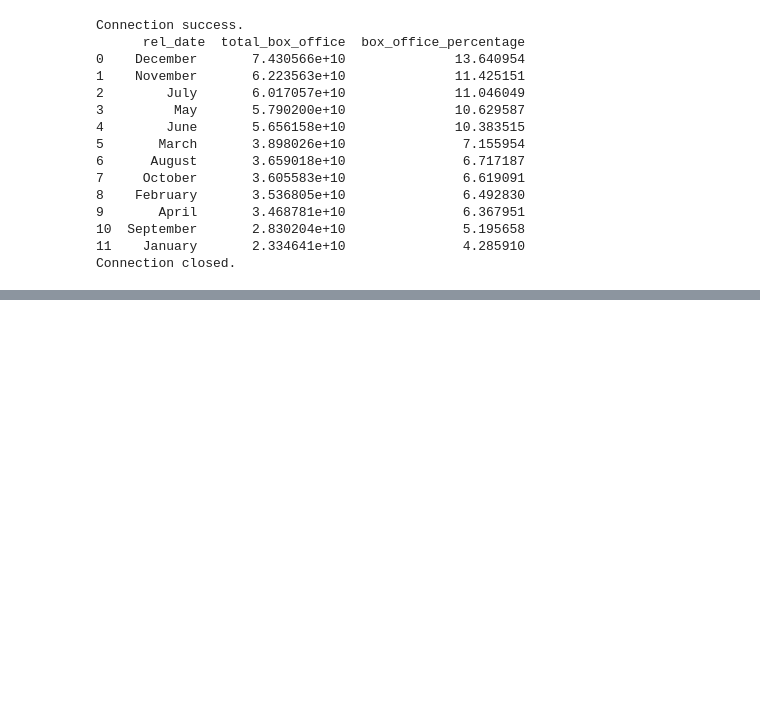
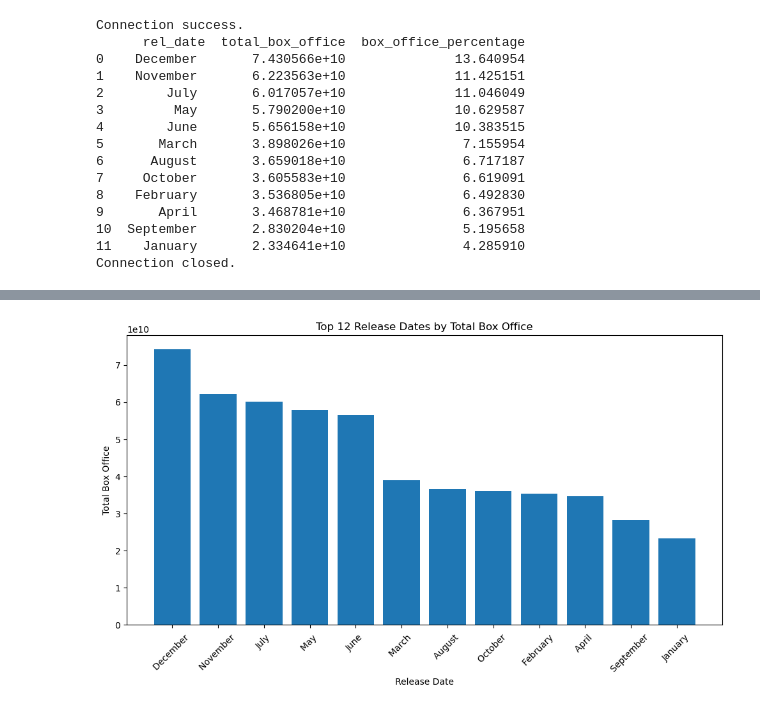
Before and after one commit to alvaarro/DatabaseManagement, a Jupyter notebook: New Python Database Management Script.ipynb, the cells around one changed output, grey strips where cells are left out. Cells and saved outputs as stored; diff of their text form; code cells hidden in the pictures; blank space fills up the shorter version.

Commit message:
release date + worldwide box office

```diff
--- a/New Python Database Management Script.ipynb
+++ b/New Python Database Management Script.ipynb
@@ -1164,40 +1164,72 @@ Connection success.
 11    January       2.334641e+10               4.285910
 Connection closed.
 # %%
+# Lea - relase data + worldwide box office
+
 import psycopg2
 import pandas as pd
+import matplotlib.pyplot as plt
 
-# Query to select the total box office per release date (month)
+# Function to connect to the database
+def connectDB():
+    try:
+        conn = psycopg2.connect(
+            dbname="DBmovies",
+            user="postgres",
+            password="alex2000",
+            host="localhost",
+            port="5433"
+        )
+        print("Connection success.")
+        return conn
+    except psycopg2.Error as e:
+        print("Error connecting to the database:", e)
+        return None
+
+# Function to retrieve data from the database
 def getsuccrel(conn):
-    dfRel = pd.read_sql("""SELECT rel_date, SUM(worldwide_box_office) AS SUM_worldwide_box_office
-                            FROM movies
-                            GROUP BY rel_date
-                            ORDER BY SUM_worldwide_box_office DESC LIMIT(12)""", conn)
-    return dfRel
+    if conn is not None:
+        try:
+            dfRel = pd.read_sql("""
+                SELECT rel_date, SUM(worldwide_box_office) AS SUM_worldwide_box_office
+                FROM movies
+                GROUP BY rel_date
+                ORDER BY SUM_worldwide_box_office DESC
+                LIMIT 12
+            """, conn)
+            return dfRel
+        except psycopg2.Error as e:
+            print("Error executing SQL query:", e)
+            return None
+    else:
+        return None
 
-# call the function to connect to database
+# Connect to the database
 conn = connectDB()
-print("Connection success.")
 
-# get back query result
-dfRel = getsuccrel(conn)
-print(dfRel)
+# Get data from the database
+if conn is not None:
+    dfRel = getsuccrel(conn)
 
-# Close connection
-conn.close()
+    # Close the database connection
+    conn.close()
+    print("Connection closed.")
 
-print("Connection closed.")
+    if dfRel is not None:
+        # Create a bar graph
+        plt.figure(figsize=(10, 6))
+        plt.bar(dfRel['rel_date'], dfRel['sum_worldwide_box_office'])  # Use lowercase column name
+        plt.xlabel('Release Date')
+        plt.ylabel('Total Box Office')
+        plt.title('Top 12 Release Dates by Total Box Office')
+        plt.xticks(rotation=45)  # Rotate x-axis labels for better readability
+        plt.tight_layout()
 
-# Create a bar graph
-plt.figure(figsize=(10, 6))
-plt.bar(dfRel['rel_date'], dfRel['SUM_worldwide_box_office'])
-plt.xlabel('Release Date')
-plt.ylabel('Total Box Office')
-plt.title('Top 12 Release Dates by Total Box Office')
-plt.xticks(rotation=45)  # Rotate x-axis labels for better readability
-plt.tight_layout()
-
-# Show the graph
-plt.show()
+        # Show the graph
+        plt.show()
+    else:
+        print("No data retrieved from the database.")
+else:
+    print("Connection to the database failed.")
 # %% [output]
 Connection success.
@@ -1218,0 +1237 @@ NameError: name 'plt' is not defined
+[figure, added]
```
Also changed, not shown: parts of 1 cell of this notebook.
